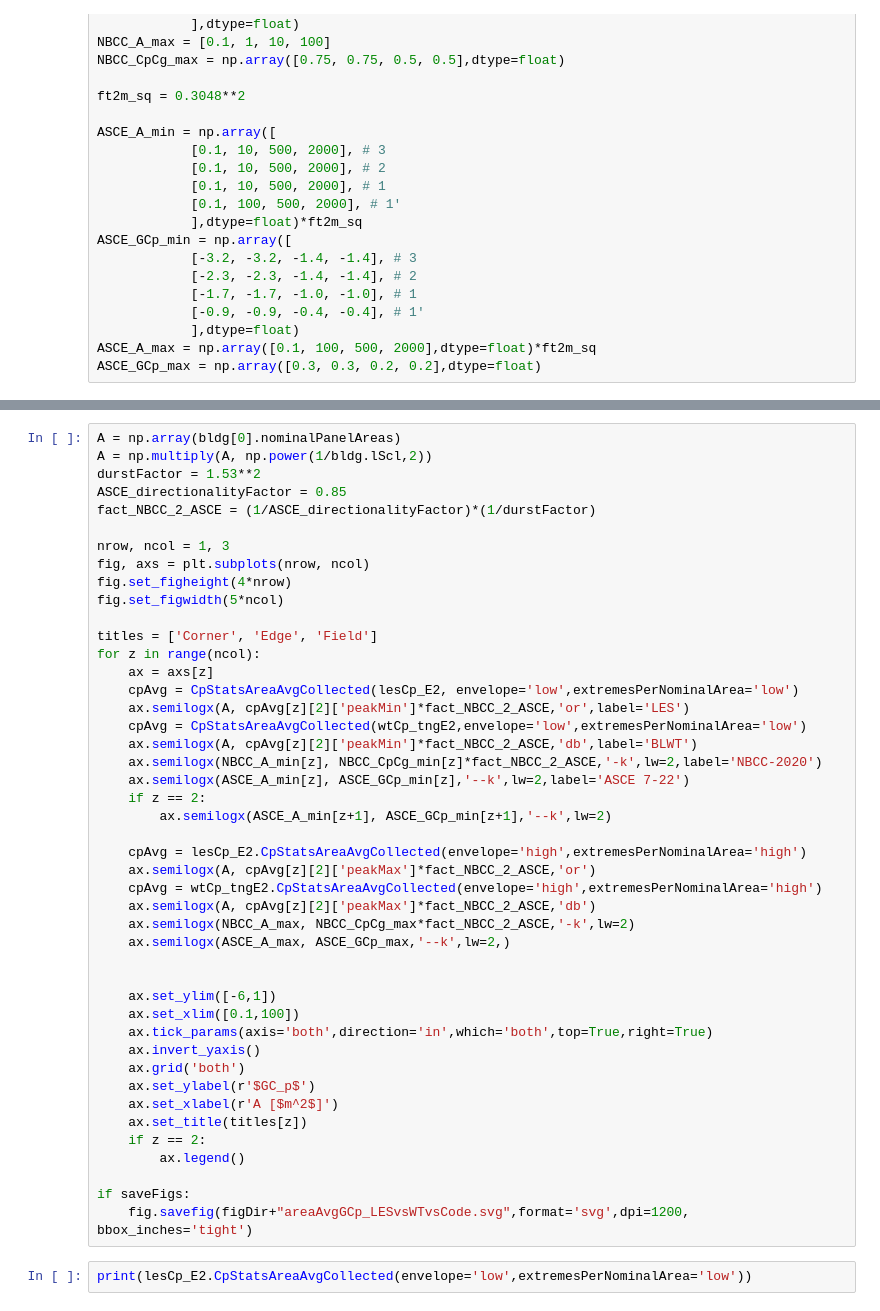
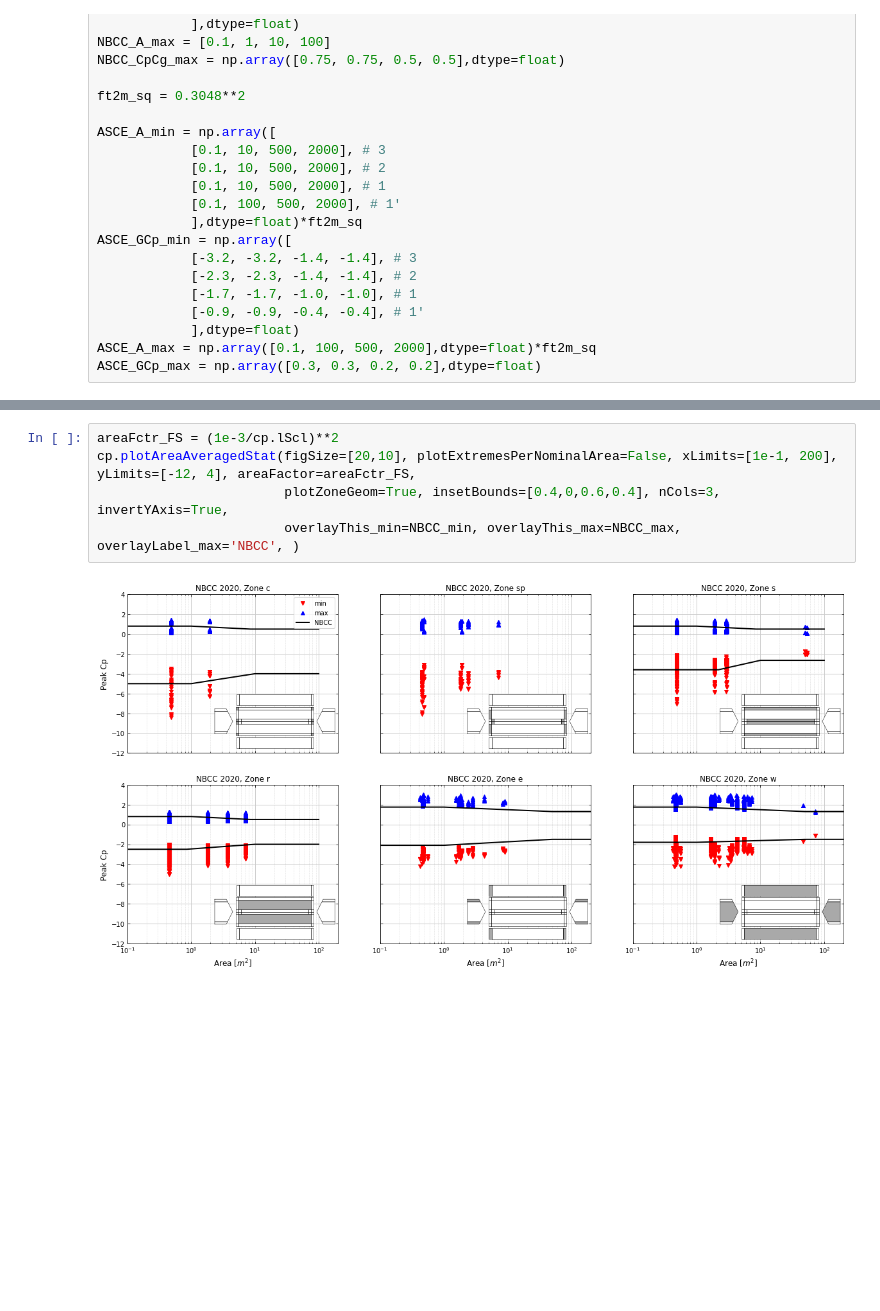
Before and after one commit to Tsinuel/windCalc, a Jupyter notebook: src/notebooks/NRCtests/nrcNB_Case1.ipynb, the cells around one changed output, grey strips where cells are left out. Cells and saved outputs as stored; diff of their text form; blank space fills up the shorter version.

```diff
--- a/src/notebooks/NRCtests/nrcNB_Case1.ipynb
+++ b/src/notebooks/NRCtests/nrcNB_Case1.ipynb
@@ -798,47 +891,7 @@ print(np.shape(cp.panelAreas[0][2]))
-# %%
-A = np.array(bldg[0].nominalPanelAreas)
-A = np.multiply(A, np.power(1/bldg.lScl,2))
-durstFactor = 1.53**2
-ASCE_directionalityFactor = 0.85
-fact_NBCC_2_ASCE = (1/ASCE_directionalityFactor)*(1/durstFactor)
-
-nrow, ncol = 1, 3
-fig, axs = plt.subplots(nrow, ncol)
-fig.set_figheight(4*nrow)
-fig.set_figwidth(5*ncol)
-
-titles = ['Corner', 'Edge', 'Field']
-for z in range(ncol):
-    ax = axs[z]
-    cpAvg = CpStatsAreaAvgCollected(lesCp_E2, envelope='low',extremesPerNominalArea='low')
-    ax.semilogx(A, cpAvg[z][2]['peakMin']*fact_NBCC_2_ASCE,'or',label='LES')
-    cpAvg = CpStatsAreaAvgCollected(wtCp_tngE2,envelope='low',extremesPerNominalArea='low')
-    ax.semilogx(A, cpAvg[z][2]['peakMin']*fact_NBCC_2_ASCE,'db',label='BLWT')
-    ax.semilogx(NBCC_A_min[z], NBCC_CpCg_min[z]*fact_NBCC_2_ASCE,'-k',lw=2,label='NBCC-2020')
-    ax.semilogx(ASCE_A_min[z], ASCE_GCp_min[z],'--k',lw=2,label='ASCE 7-22')
-    if z == 2:
-        ax.semilogx(ASCE_A_min[z+1], ASCE_GCp_min[z+1],'--k',lw=2)
-
-    cpAvg = lesCp_E2.CpStatsAreaAvgCollected(envelope='high',extremesPerNominalArea='high')
-    ax.semilogx(A, cpAvg[z][2]['peakMax']*fact_NBCC_2_ASCE,'or')
-    cpAvg = wtCp_tngE2.CpStatsAreaAvgCollected(envelope='high',extremesPerNominalArea='high')
-    ax.semilogx(A, cpAvg[z][2]['peakMax']*fact_NBCC_2_ASCE,'db')
-    ax.semilogx(NBCC_A_max, NBCC_CpCg_max*fact_NBCC_2_ASCE,'-k',lw=2)
-    ax.semilogx(ASCE_A_max, ASCE_GCp_max,'--k',lw=2,)
-
-
-    ax.set_ylim([-6,1])
-    ax.set_xlim([0.1,100])
-    ax.tick_params(axis='both',direction='in',which='both',top=True,right=True)
-    ax.invert_yaxis()
-    ax.grid('both')
-    ax.set_ylabel(r'$GC_p$')
-    ax.set_xlabel(r'A [$m^2$]')
-    ax.set_title(titles[z])
-    if z == 2:
-        ax.legend()
-
-if saveFigs:
-    fig.savefig(figDir+"areaAvgGCp_LESvsWTvsCode.svg",format='svg',dpi=1200, bbox_inches='tight')
 # %%
-print(lesCp_E2.CpStatsAreaAvgCollected(envelope='low',extremesPerNominalArea='low'))
+areaFctr_FS = (1e-3/cp.lScl)**2
+cp.plotAreaAveragedStat(figSize=[20,10], plotExtremesPerNominalArea=False, xLimits=[1e-1, 200], yLimits=[-12, 4], areaFactor=areaFctr_FS,
+                        plotZoneGeom=True, insetBounds=[0.4,0,0.6,0.4], nCols=3, invertYAxis=True,
+                        overlayThis_min=NBCC_min, overlayThis_max=NBCC_max, overlayLabel_max='NBCC', )
+# %% [output]
+[figure, added]
```
Also changed, not shown: parts of 11 cells of this notebook, 3 other files.
